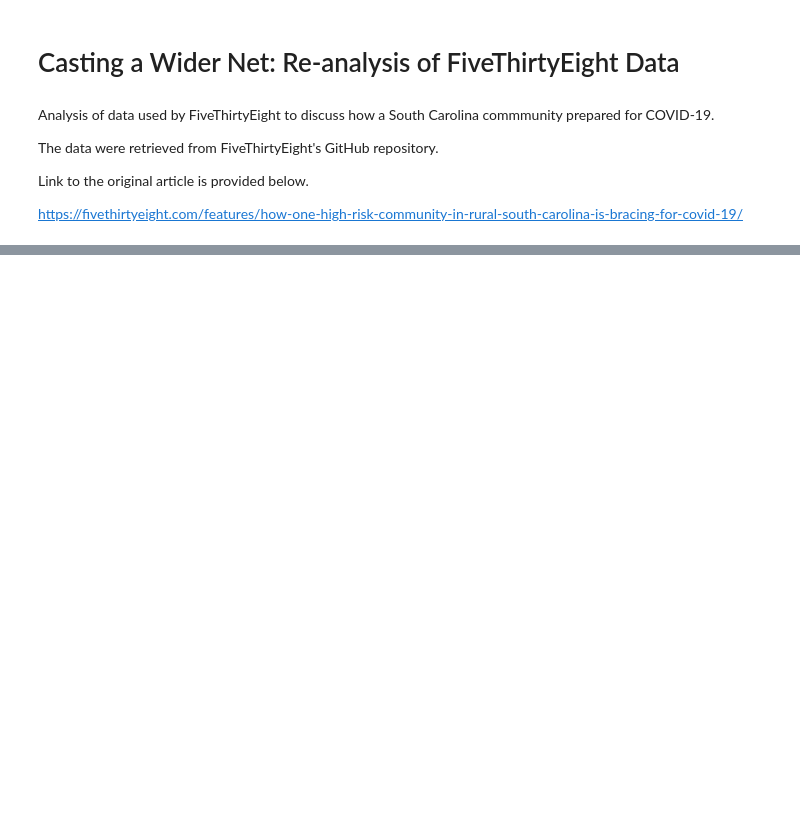
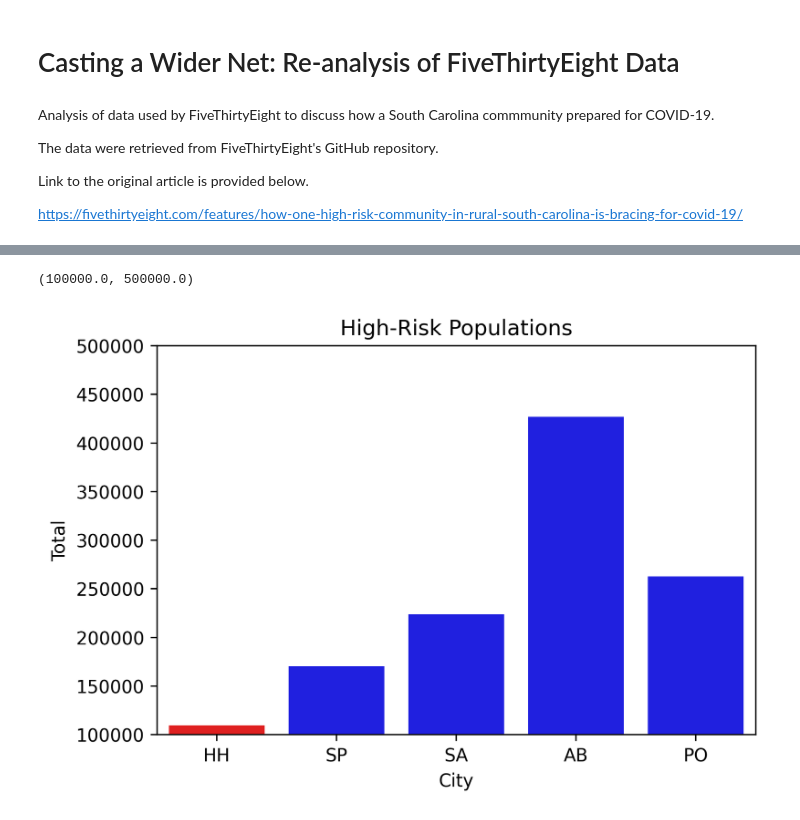
Before and after one commit to CJTAYL/.github.io, a Jupyter notebook: COVID_19_Analysis.ipynb, the cells around one changed output, grey strips where cells are left out. Cells and saved outputs as stored; diff of their text form; code cells hidden in the pictures; blank space fills up the shorter version.

```diff
--- a/COVID_19_Analysis.ipynb
+++ b/COVID_19_Analysis.ipynb
@@ -62,2 +52,15 @@ plt.tight_layout()
+# %%
+# Color palette for bar plot
+palette = {"HH": "red", "SP": "blue", "SA": "blue", "AB": "blue", "PO": "blue"}
+
+# Visualization for high risk populations across cities
+sns.barplot(x='abbv', y='total_at_risk', palette=palette, data=df_sorted)
+plt.ylabel("Total")
+plt.title("High-Risk Populations")
+plt.xlabel("City")
+plt.ylim(100000, 500000)
+# %% [output]
+(100000.0, 500000.0)
+[figure, added]
 # %%
 # Visualization for ICU Bed Data
```
Also changed, not shown: parts of 6 cells of this notebook.
